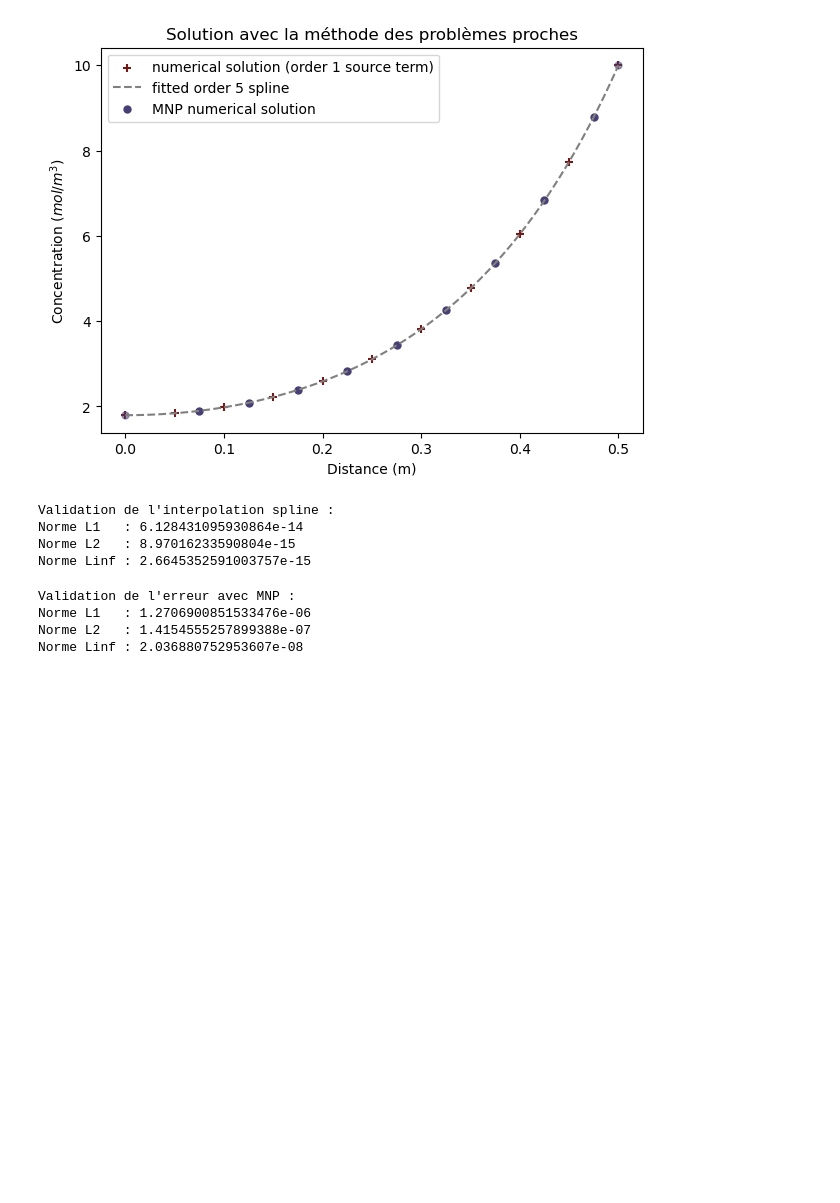
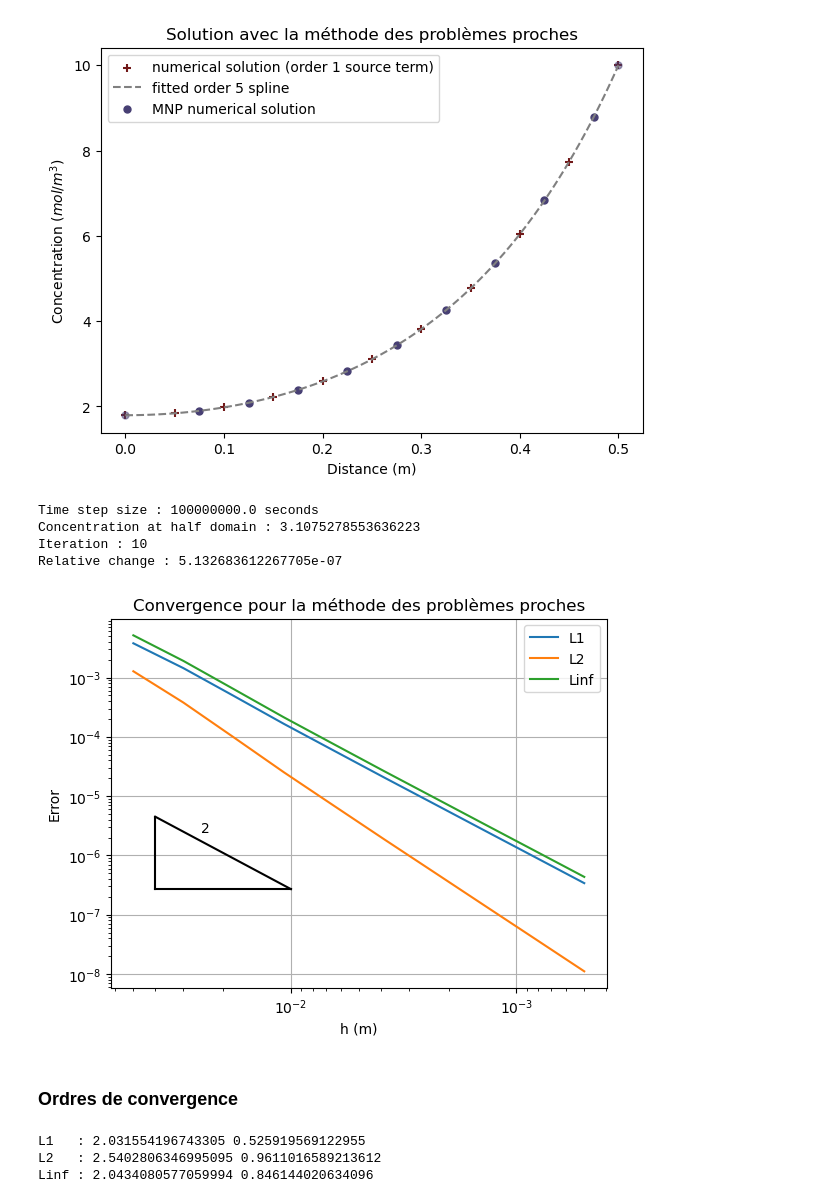
Before and after one commit to olivecha/MEC8211, a Jupyter notebook: devoir2/scratch.ipynb, the cells around one changed output. Saved outputs shown, nothing was run; the diff lists cells and outputs as text; code cells hidden in the pictures; blank space fills up the shorter version.

```diff
--- a/devoir2/scratch.ipynb
+++ b/devoir2/scratch.ipynb
@@ -64,20 +81,53 @@ def nLi(v1, v2):
 # %%
-print('Validation de l\'interpolation spline :')
-print('Norme L1   :', nL1(NePro.spl(NePro.R_ref), NePro.C_ref))
-print('Norme L2   :', nL2(NePro.spl(R2), NePro.C_ref))
-print('Norme Linf :', nLi(NePro.spl(R2), NePro.C_ref))
+NL1 = []
+NL2 = []
+NLi = []
+problem_sizes = np.logspace(1, 3, 10)
+for n in problem_sizes:
+    NePro = NearProblem(int(n))
+    Ci, _ = NePro.solve_with_residual(verbose=True, max_solve_time=5.0, step_size=1e8, solve_tol=1e-9)
+    NL1.append(nL1(Ci, NePro.C_ref))
+    NL2.append(nL2(Ci, NePro.C_ref))
+    NLi.append(nLi(Ci, NePro.C_ref))
 # %% [output]
-Validation de l'interpolation spline :
-Norme L1   : 6.128431095930864e-14
-Norme L2   : 8.97016233590804e-15
-Norme Linf : 2.6645352591003757e-15
+Time step size : 100000000.0 seconds
+Concentration at half domain : 3.1075278553636223
+Iteration : 10
+Relative change : 5.132683612267705e-07
-# %%
-print('Validation de l\'erreur avec MNP :')
-print('Norme L1   :', nL1(C2, NePro.C_ref))
-print('Norme L2   :', nL2(C2, NePro.C_ref))
-print('Norme Linf :', nLi(C2, NePro.C_ref))
-# %% [output]
-Validation de l'erreur avec MNP :
-Norme L1   : 1.2706900851533476e-06
-Norme L2   : 1.4154555257899388e-07
-Norme Linf : 2.036880752953607e-08
+# %%
+plt.plot(0.5/problem_sizes, NL1, label='L1')
+plt.plot(0.5/problem_sizes, NL2, label='L2')
+plt.plot(0.5/problem_sizes, NLi, label='Linf')
+
+
+plt.plot([0.04, 0.01], [4.5e-6, 2.7e-7], color='k')
+plt.plot([0.04, 0.04], [4.5e-6, 2.7e-7], color='k')
+plt.plot([0.04, 0.01], [2.7e-7, 2.7e-7], color='k')
+plt.annotate('2', (0.025, 2.5e-6))
+
+slopes = []
+errors = {'L1':NL1, 'L2':NL2, 'Linf':NLi}
+
+ax = plt.gca()
+ax.invert_xaxis()
+ax.set_xlabel('h (m)')
+ax.set_ylabel('Error')
+ax.legend()
+ax.set_xscale('log')
+ax.set_yscale('log')
+ax.set_title('Convergence pour la méthode des problèmes proches')
+ax.grid()
+# %% [output]
+[figure, added]
+# %% [markdown]
+### Ordres de convergence
+# %%
+errors = {'L1   :':NL1, 'L2   :':NL2, 'Linf :':NLi}
+
+for err in errors:
+    result = linregress(np.log(0.5/problem_sizes), np.log(errors[err]))
+    print(err, result.slope, result.intercept)
+# %% [output]
+L1   : 2.031554196743305 0.525919569122955
+L2   : 2.5402806346995095 0.9611016589213612
+Linf : 2.0434080577059994 0.846144020634096
```
Also changed, not shown: parts of 13 cells of this notebook, 4 other files.
